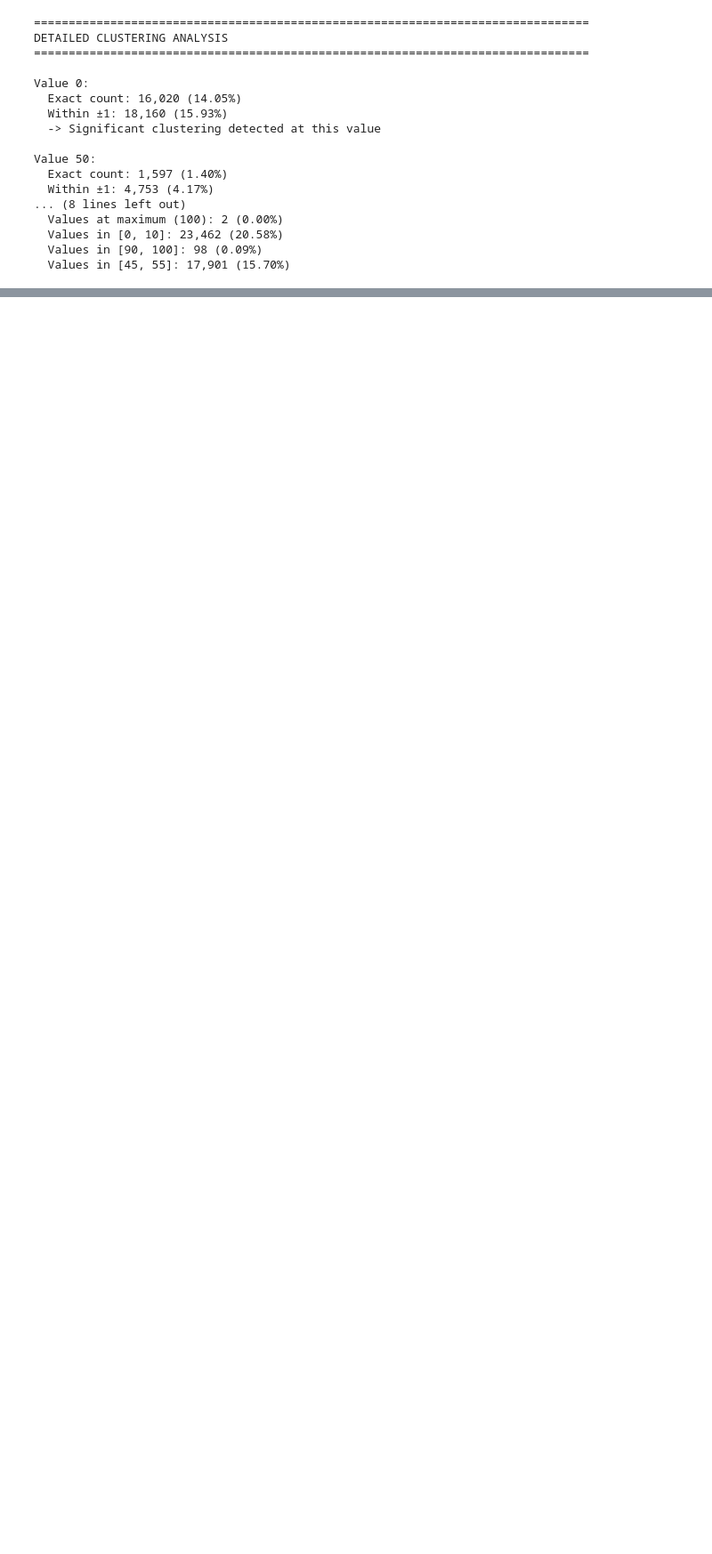
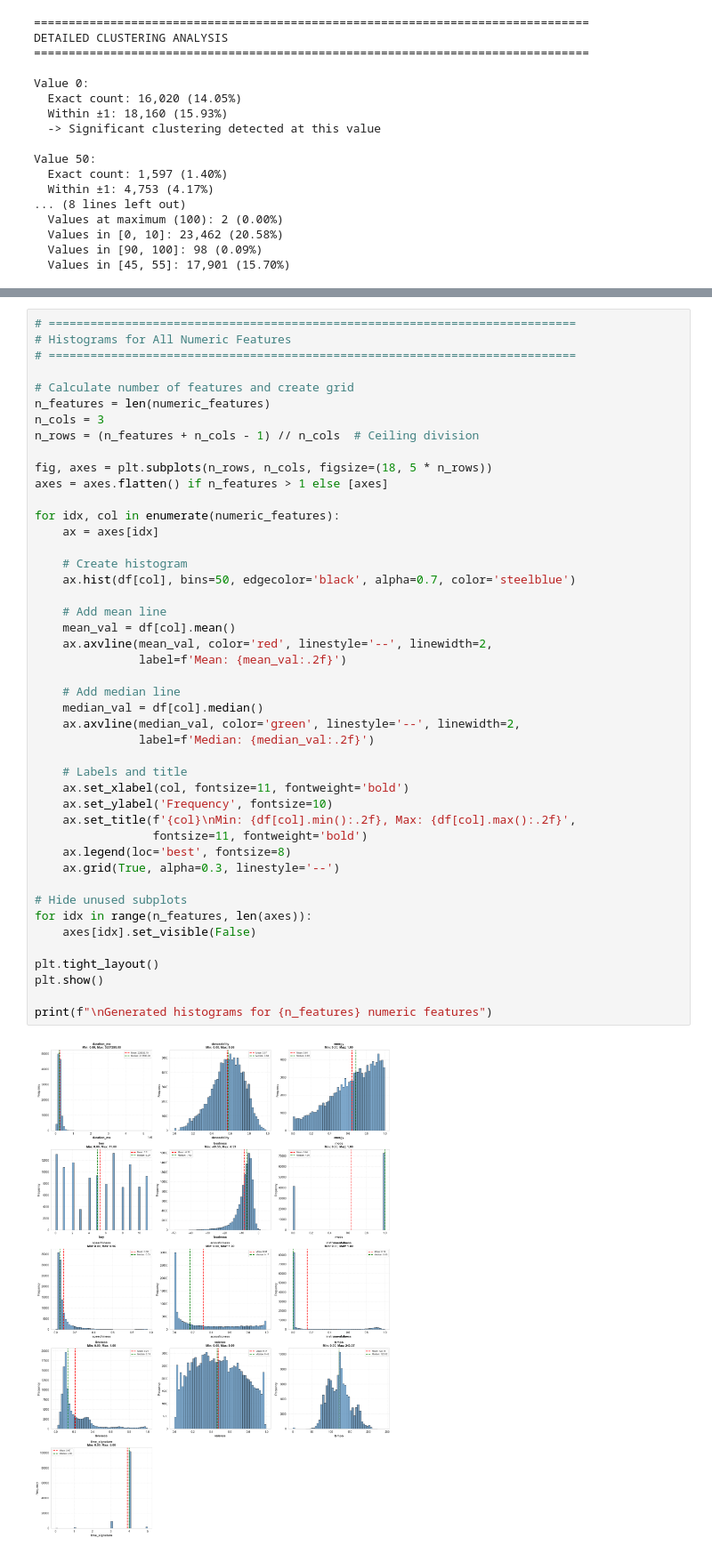
Before and after one commit to saachidhamija/spotify-popularity-prediction, a Jupyter notebook: spotify-popularity-prediction.ipynb, the cells around one changed output, grey strips where cells are left out. Shown at 89% size. Cells and saved outputs as stored; diff of their text form; blank space fills up the shorter version.

```diff
--- a/spotify-popularity-prediction.ipynb
+++ b/spotify-popularity-prediction.ipynb
@@ -820,0 +1027,47 @@ Value 50:
+# %%
+# ============================================================================
+# Histograms for All Numeric Features
+# ============================================================================
+
+# Calculate number of features and create grid
+n_features = len(numeric_features)
+n_cols = 3
+n_rows = (n_features + n_cols - 1) // n_cols  # Ceiling division
+
+fig, axes = plt.subplots(n_rows, n_cols, figsize=(18, 5 * n_rows))
+axes = axes.flatten() if n_features > 1 else [axes]
+
+for idx, col in enumerate(numeric_features):
+    ax = axes[idx]
+
+    # Create histogram
+    ax.hist(df[col], bins=50, edgecolor='black', alpha=0.7, color='steelblue')
+
+    # Add mean line
+    mean_val = df[col].mean()
+    ax.axvline(mean_val, color='red', linestyle='--', linewidth=2,
+               label=f'Mean: {mean_val:.2f}')
+
+    # Add median line
+    median_val = df[col].median()
+    ax.axvline(median_val, color='green', linestyle='--', linewidth=2,
+               label=f'Median: {median_val:.2f}')
+
+    # Labels and title
+    ax.set_xlabel(col, fontsize=11, fontweight='bold')
+    ax.set_ylabel('Frequency', fontsize=10)
+    ax.set_title(f'{col}\nMin: {df[col].min():.2f}, Max: {df[col].max():.2f}',
+                 fontsize=11, fontweight='bold')
+    ax.legend(loc='best', fontsize=8)
+    ax.grid(True, alpha=0.3, linestyle='--')
+
+# Hide unused subplots
+for idx in range(n_features, len(axes)):
+    axes[idx].set_visible(False)
+
+plt.tight_layout()
+plt.show()
+
+print(f"\nGenerated histograms for {n_features} numeric features")
+# %% [output]
+[figure, added]
```
Also changed, not shown: parts of 38 cells of this notebook.
